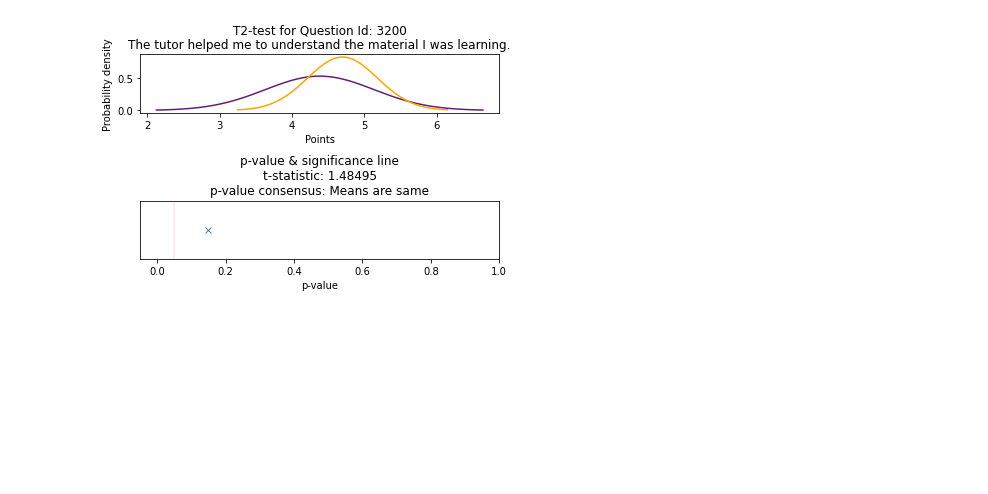
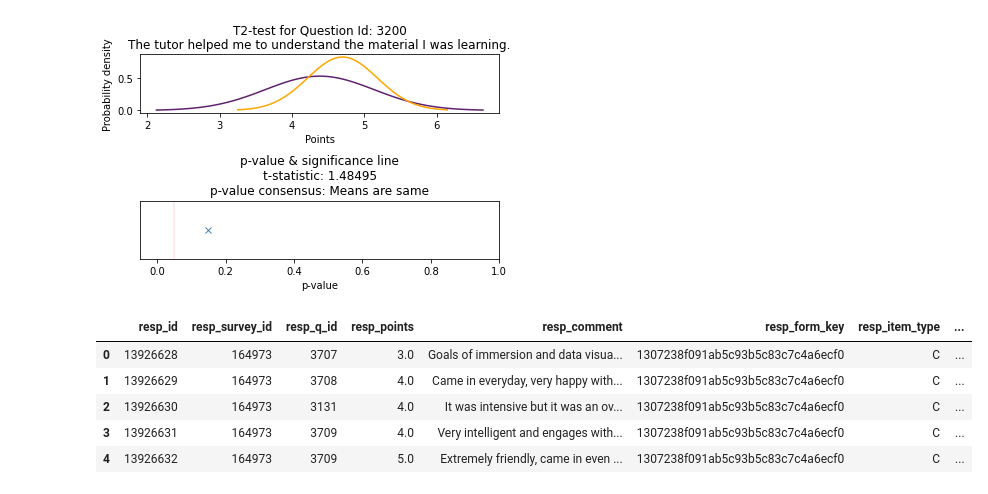
Before and after one commit to Lhogeshwaran/frat_demo, a Jupyter notebook: transform.ipynb, the cells around one changed output. Saved outputs shown, nothing was run; the diff lists cells and outputs as text; code cells hidden in the pictures; blank space fills up the shorter version.

```diff
--- a/transform.ipynb
+++ b/transform.ipynb
@@ -187,0 +193,15 @@ plot_t_test(3200)
+# %%
+def check_is_core(x):
+    return 1 if x in [3707, 3708, 3131, 3709, 1053, 1070] else 0
+
+resp['is_core'] = resp['resp_q_id'].apply(check_is_core)
+resp_sent = resp[resp['is_core']==1]
+# %%
+resp_sent.head()
+# %% [output]
+|  | resp_id | resp_survey_id | resp_q_id | resp_points | resp_comment | resp_form_key | resp_item_type | ... |
+| 0 | 13926628 | 164973 | 3707 | 3.0 | Goals of immersion and data visua... | 1307238f091ab5c93b5c83c7c4a6ecf0 | C | ... |
+| 1 | 13926629 | 164973 | 3708 | 4.0 | Came in everyday, very happy with... | 1307238f091ab5c93b5c83c7c4a6ecf0 | C | ... |
+| 2 | 13926630 | 164973 | 3131 | 4.0 | It was intensive but it was an ov... | 1307238f091ab5c93b5c83c7c4a6ecf0 | C | ... |
+| 3 | 13926631 | 164973 | 3709 | 4.0 | Very intelligent and engages with... | 1307238f091ab5c93b5c83c7c4a6ecf0 | C | ... |
+| 4 | 13926632 | 164973 | 3709 | 5.0 | Extremely friendly, came in even ... | 1307238f091ab5c93b5c83c7c4a6ecf0 | C | ... |
```
Also changed, not shown: parts of 3 cells of this notebook, 1 other file.
